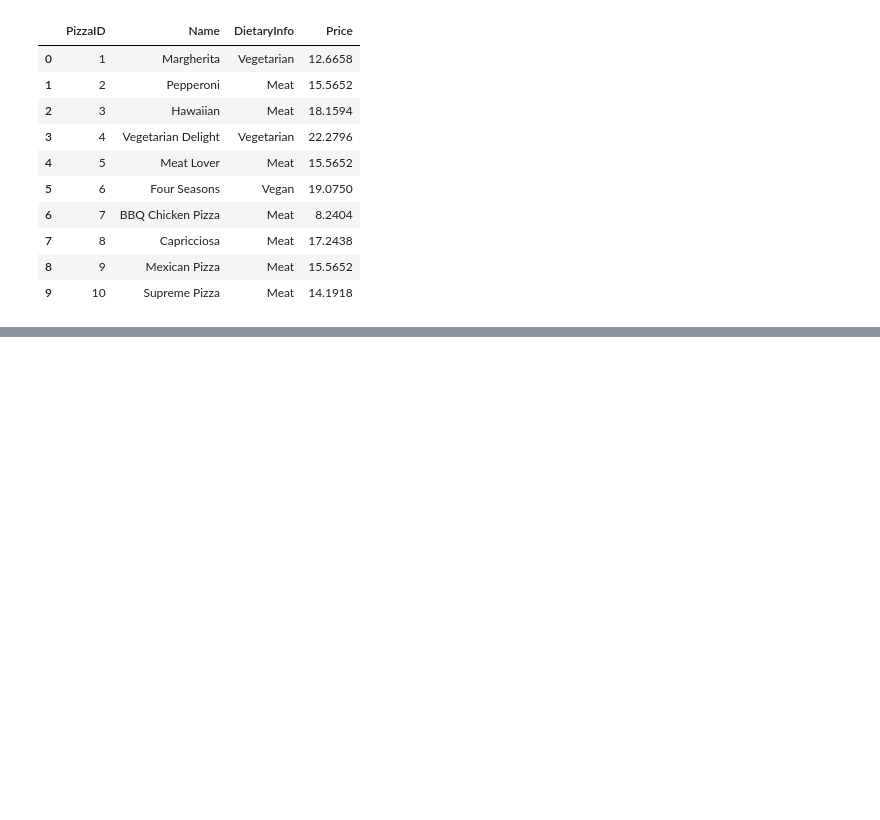
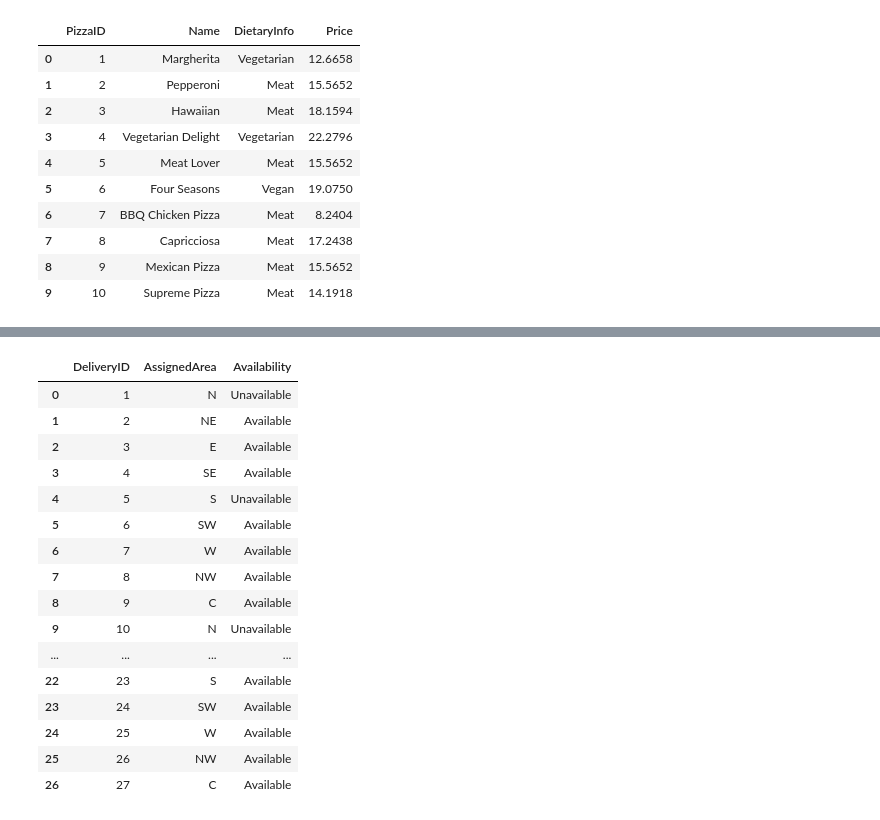
Before and after one commit to DenisaNst/DataBases, a Jupyter notebook: Project2.ipynb, the cells around one changed output, grey strips where cells are left out. Saved outputs shown, nothing was run; the diff lists cells and outputs as text; code cells hidden in the pictures; blank space fills up the shorter version.

```diff
--- a/Project2.ipynb
+++ b/Project2.ipynb
@@ -345,0 +466,21 @@ SELECT * FROM OrderPrice;
+# %%
+%%sql
+SELECT * FROM DeliveryPerson;
+# %% [output]
+|  | DeliveryID | AssignedArea | Availability |
+| 0 | 1 | N | Unavailable |
+| 1 | 2 | NE | Available |
+| 2 | 3 | E | Available |
+| 3 | 4 | SE | Available |
+| 4 | 5 | S | Unavailable |
+| 5 | 6 | SW | Available |
+| 6 | 7 | W | Available |
+| 7 | 8 | NW | Available |
+| 8 | 9 | C | Available |
+| 9 | 10 | N | Unavailable |
+| ... | ... | ... | ... |
+| 22 | 23 | S | Available |
+| 23 | 24 | SW | Available |
+| 24 | 25 | W | Available |
+| 25 | 26 | NW | Available |
+| 26 | 27 | C | Available |
```
Also changed, not shown: parts of 12 cells of this notebook, 3 other files.
